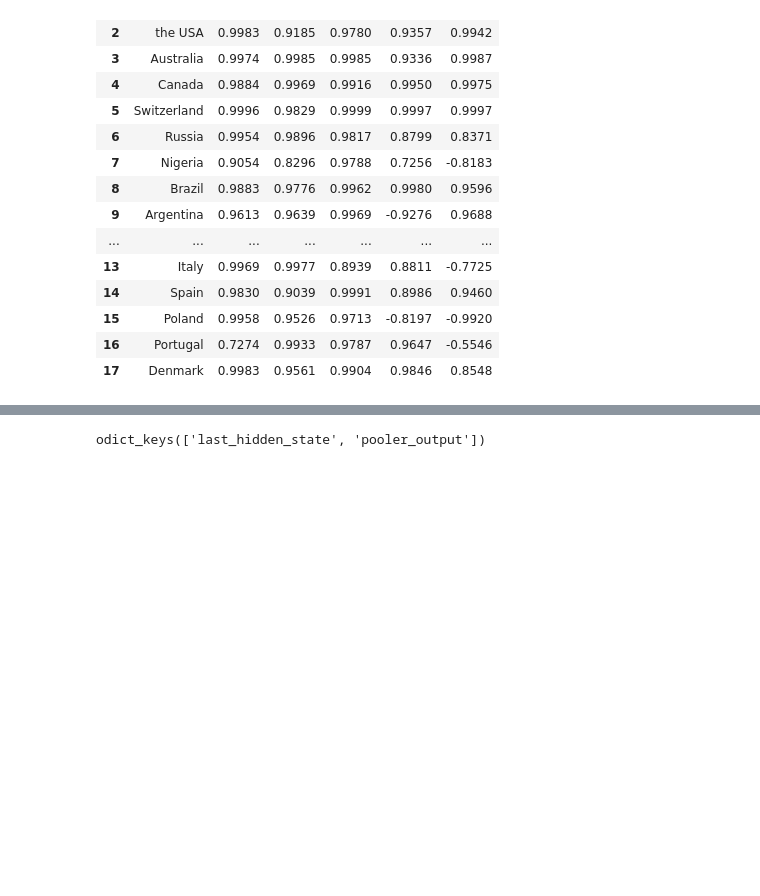
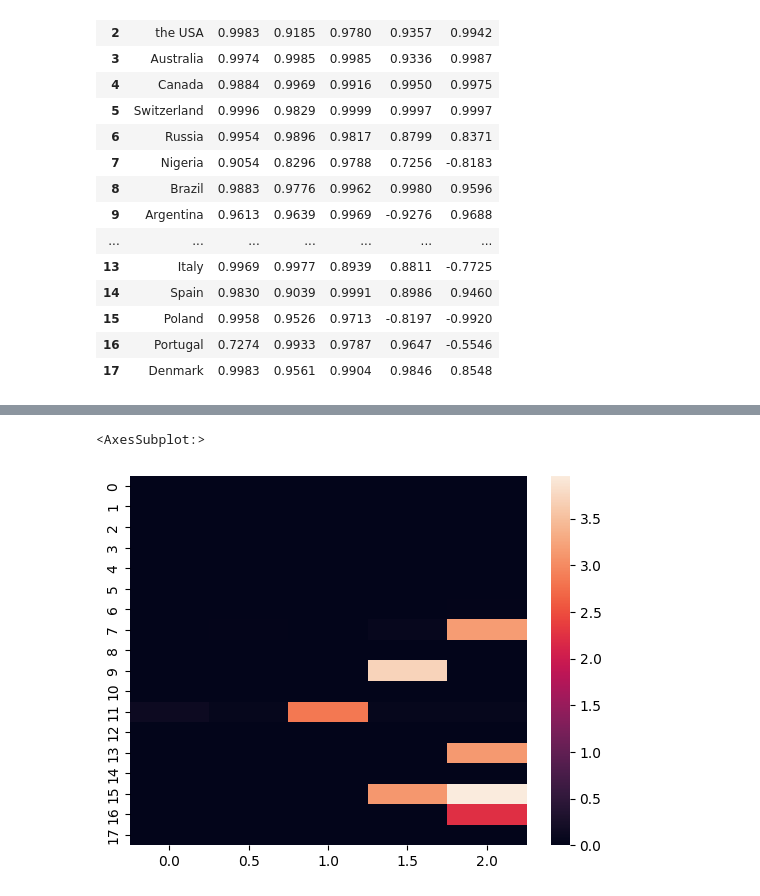
Before and after one commit to artrapido/gptnlp, a Jupyter notebook: ChatGPT.ipynb, the cells around one changed output, grey strips where cells are left out. Cells and saved outputs as stored; diff of their text form; code cells hidden in the pictures; blank space fills up the shorter version.

```diff
--- a/ChatGPT.ipynb
+++ b/ChatGPT.ipynb
@@ -293,4 +248,6 @@ y_test_predict = model.predict(dict(tokenized_data_train))
-# %%
-y_test_predict.keys()
-# %% [output]
-odict_keys(['last_hidden_state', 'pooler_output'])
+# %%
+sns.heatmap((flairpoldf.iloc[:, 1:]-flairpoldf_trans.iloc[:, 1:])**2)
+plt.show()
+# %% [output]
+<AxesSubplot:>
+[figure, added]
```
Also changed, not shown: parts of 27 cells of this notebook, 4 other files.
